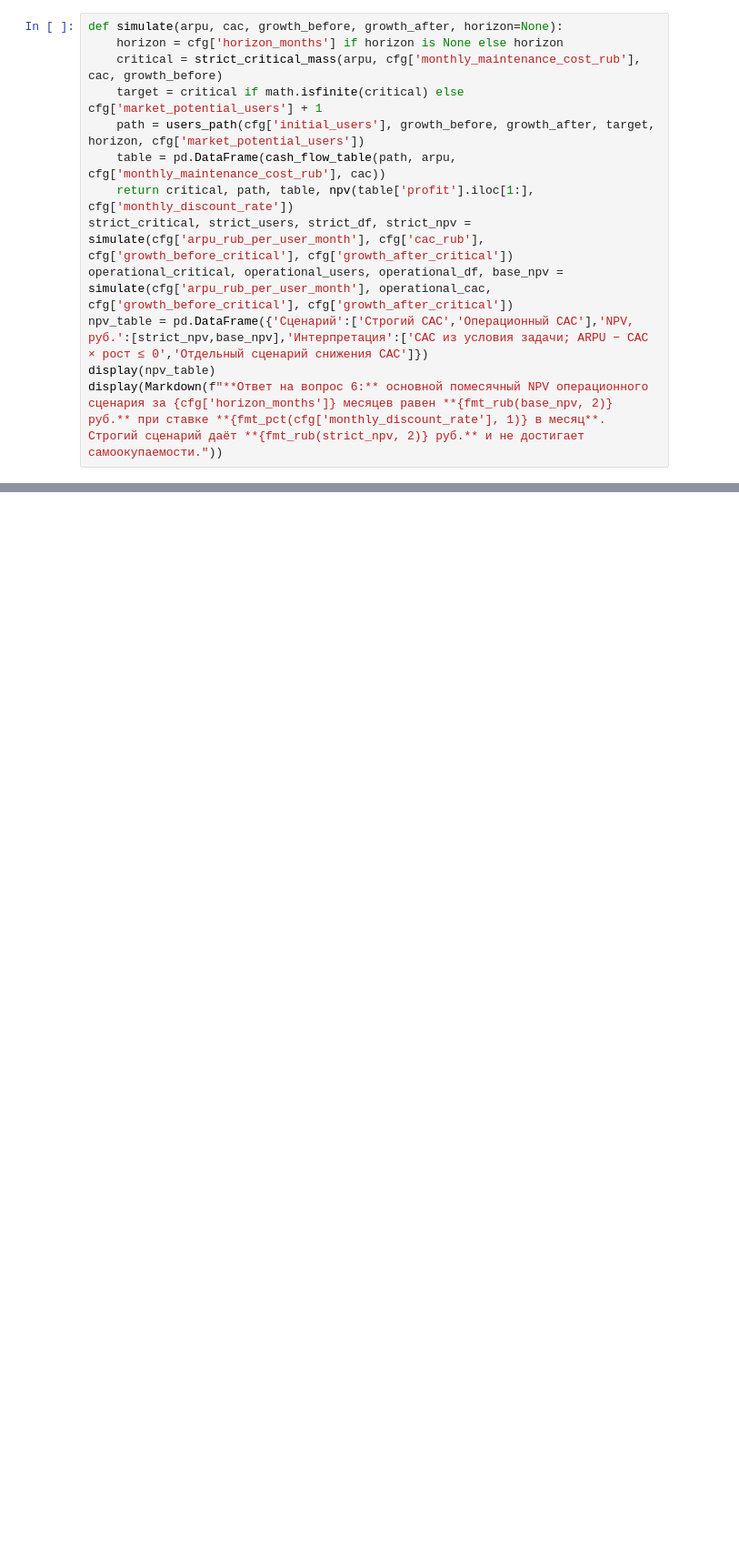
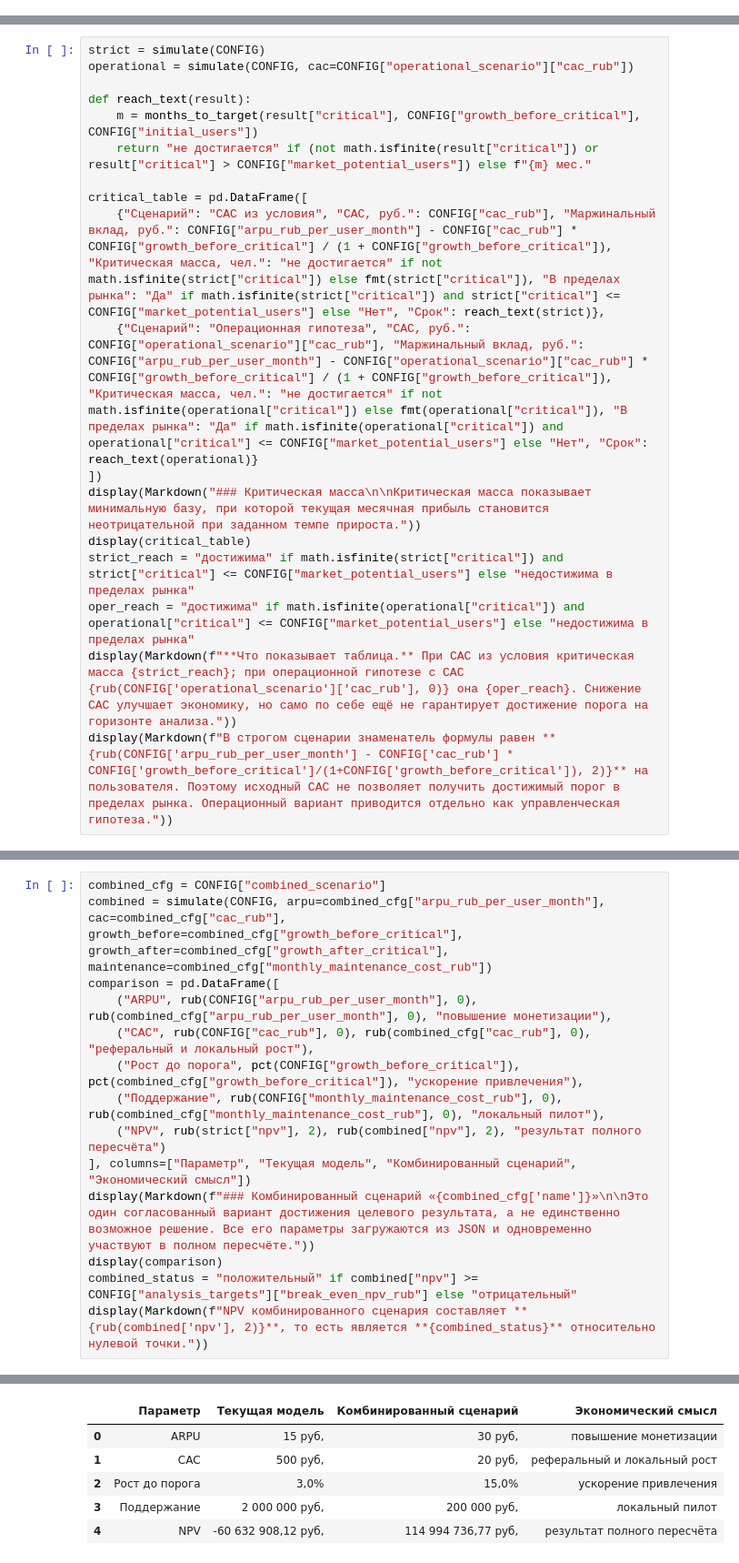
Before and after one commit to Timoshkin-hash/eoi-e2, a Jupyter notebook: notebooks/task_02_social_network.ipynb, the cells around one changed output, grey strips where cells are left out. Shown at 91% size. Cells and saved outputs as stored; diff of their text form; blank space fills up the shorter version.

Commit message:
Исправил решение

```diff
--- a/notebooks/task_02_social_network.ipynb
+++ b/notebooks/task_02_social_network.ipynb
@@ -228,13 +0,0 @@ display(summary)
-# %%
-def simulate(arpu, cac, growth_before, growth_after, horizon=None):
-    horizon = cfg['horizon_months'] if horizon is None else horizon
-    critical = strict_critical_mass(arpu, cfg['monthly_maintenance_cost_rub'], cac, growth_before)
-    target = critical if math.isfinite(critical) else cfg['market_potential_users'] + 1
-    path = users_path(cfg['initial_users'], growth_before, growth_after, target, horizon, cfg['market_potential_users'])
-    table = pd.DataFrame(cash_flow_table(path, arpu, cfg['monthly_maintenance_cost_rub'], cac))
-    return critical, path, table, npv(table['profit'].iloc[1:], cfg['monthly_discount_rate'])
-strict_critical, strict_users, strict_df, strict_npv = simulate(cfg['arpu_rub_per_user_month'], cfg['cac_rub'], cfg['growth_before_critical'], cfg['growth_after_critical'])
-operational_critical, operational_users, operational_df, base_npv = simulate(cfg['arpu_rub_per_user_month'], operational_cac, cfg['growth_before_critical'], cfg['growth_after_critical'])
-npv_table = pd.DataFrame({'Сценарий':['Строгий CAC','Операционный CAC'],'NPV, руб.':[strict_npv,base_npv],'Интерпретация':['CAC из условия задачи; ARPU − CAC × рост ≤ 0','Отдельный сценарий снижения CAC']})
-display(npv_table)
-display(Markdown(f"**Ответ на вопрос 6:** основной помесячный NPV операционного сценария за {cfg['horizon_months']} месяцев равен **{fmt_rub(base_npv, 2)} руб.** при ставке **{fmt_pct(cfg['monthly_discount_rate'], 1)} в месяц**. Строгий сценарий даёт **{fmt_rub(strict_npv, 2)} руб.** и не достигает самоокупаемости."))
@@ -406,0 +161,18 @@ display(Markdown(f"""## Заключение
+# %%
+strict = simulate(CONFIG)
+operational = simulate(CONFIG, cac=CONFIG["operational_scenario"]["cac_rub"])
+
+def reach_text(result):
+    m = months_to_target(result["critical"], CONFIG["growth_before_critical"], CONFIG["initial_users"])
+    return "не достигается" if (not math.isfinite(result["critical"]) or result["critical"] > CONFIG["market_potential_users"]) else f"{m} мес."
+
+critical_table = pd.DataFrame([
+    {"Сценарий": "CAC из условия", "CAC, руб.": CONFIG["cac_rub"], "Маржинальный вклад, руб.": CONFIG["arpu_rub_per_user_month"] - CONFIG["cac_rub"] * CONFIG["growth_before_critical"] / (1 + CONFIG["growth_before_critical"]), "Критическая масса, чел.": "не достигается" if not math.isfinite(strict["critical"]) else fmt(strict["critical"]), "В пределах рынка": "Да" if math.isfinite(strict["critical"]) and strict["critical"] <= CONFIG["market_potential_users"] else "Нет", "Срок": reach_text(strict)},
+    {"Сценарий": "Операционная гипотеза", "CAC, руб.": CONFIG["operational_scenario"]["cac_rub"], "Маржинальный вклад, руб.": CONFIG["arpu_rub_per_user_month"] - CONFIG["operational_scenario"]["cac_rub"] * CONFIG["growth_before_critical"] / (1 + CONFIG["growth_before_critical"]), "Критическая масса, чел.": "не достигается" if not math.isfinite(operational["critical"]) else fmt(operational["critical"]), "В пределах рынка": "Да" if math.isfinite(operational["critical"]) and operational["critical"] <= CONFIG["market_potential_users"] else "Нет", "Срок": reach_text(operational)}
+])
+display(Markdown("### Критическая масса\n\nКритическая масса показывает минимальную базу, при которой текущая месячная прибыль становится неотрицательной при заданном темпе прироста."))
+display(critical_table)
+strict_reach = "достижима" if math.isfinite(strict["critical"]) and strict["critical"] <= CONFIG["market_potential_users"] else "недостижима в пределах рынка"
+oper_reach = "достижима" if math.isfinite(operational["critical"]) and operational["critical"] <= CONFIG["market_potential_users"] else "недостижима в пределах рынка"
+display(Markdown(f"**Что показывает таблица.** При CAC из условия критическая масса {strict_reach}; при операционной гипотезе с CAC {rub(CONFIG['operational_scenario']['cac_rub'], 0)} она {oper_reach}. Снижение CAC улучшает экономику, но само по себе ещё не гарантирует достижение порога на горизонте анализа."))
+display(Markdown(f"В строгом сценарии знаменатель формулы равен **{rub(CONFIG['arpu_rub_per_user_month'] - CONFIG['cac_rub'] * CONFIG['growth_before_critical']/(1+CONFIG['growth_before_critical']), 2)}** на пользователя. Поэтому исходный CAC не позволяет получить достижимый порог в пределах рынка. Операционный вариант приводится отдельно как управленческая гипотеза."))
@@ -406,0 +339,15 @@ display(Markdown(f"""## Заключение
+# %%
+combined_cfg = CONFIG["combined_scenario"]
+combined = simulate(CONFIG, arpu=combined_cfg["arpu_rub_per_user_month"], cac=combined_cfg["cac_rub"], growth_before=combined_cfg["growth_before_critical"], growth_after=combined_cfg["growth_after_critical"], maintenance=combined_cfg["monthly_maintenance_cost_rub"])
+comparison = pd.DataFrame([
+    ("ARPU", rub(CONFIG["arpu_rub_per_user_month"], 0), rub(combined_cfg["arpu_rub_per_user_month"], 0), "повышение монетизации"),
+    ("CAC", rub(CONFIG["cac_rub"], 0), rub(combined_cfg["cac_rub"], 0), "реферальный и локальный рост"),
+    ("Рост до порога", pct(CONFIG["growth_before_critical"]), pct(combined_cfg["growth_before_critical"]), "ускорение привлечения"),
+    ("Поддержание", rub(CONFIG["monthly_maintenance_cost_rub"], 0), rub(combined_cfg["monthly_maintenance_cost_rub"], 0), "локальный пилот"),
+    ("NPV", rub(strict["npv"], 2), rub(combined["npv"], 2), "результат полного пересчёта")
+], columns=["Параметр", "Текущая модель", "Комбинированный сценарий", "Экономический смысл"])
+display(Markdown(f"### Комбинированный сценарий «{combined_cfg['name']}»\n\nЭто один согласованный вариант достижения целевого результата, а не единственно возможное решение. Все его параметры загружаются из JSON и одновременно участвуют в полном пересчёте."))
+display(comparison)
+combined_status = "положительный" if combined["npv"] >= CONFIG["analysis_targets"]["break_even_npv_rub"] else "отрицательный"
+display(Markdown(f"NPV комбинированного сценария составляет **{rub(combined['npv'], 2)}**, то есть является **{combined_status}** относительно нулевой точки."))
+# %% [output]
@@ -406,0 +357,6 @@ display(Markdown(f"""## Заключение
+|  | Параметр | Текущая модель | Комбинированный сценарий | Экономический смысл |
+| 0 | ARPU | 15 руб, | 30 руб, | повышение монетизации |
+| 1 | CAC | 500 руб, | 20 руб, | реферальный и локальный рост |
+| 2 | Рост до порога | 3,0% | 15,0% | ускорение привлечения |
+| 3 | Поддержание | 2 000 000 руб, | 200 000 руб, | локальный пилот |
+| 4 | NPV | -60 632 908,12 руб, | 114 994 736,77 руб, | результат полного пересчёта |
```
Also changed, not shown: parts of 39 cells of this notebook, 15 other files.
